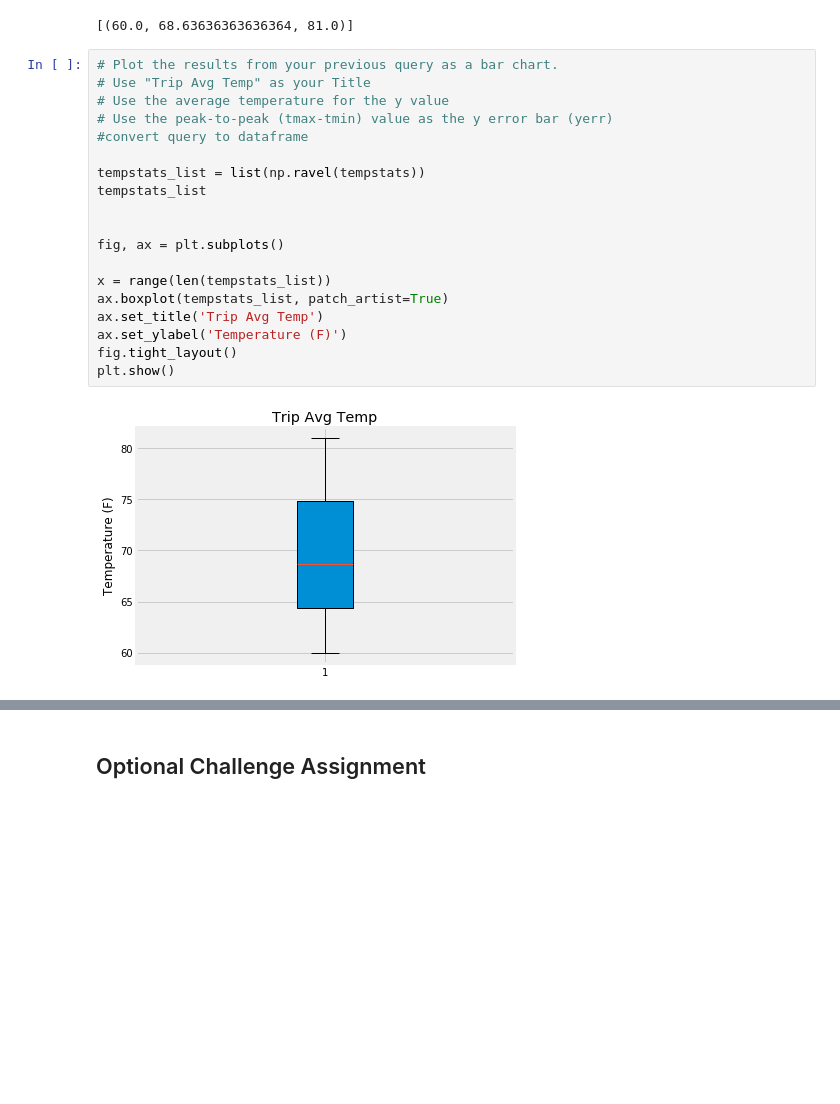
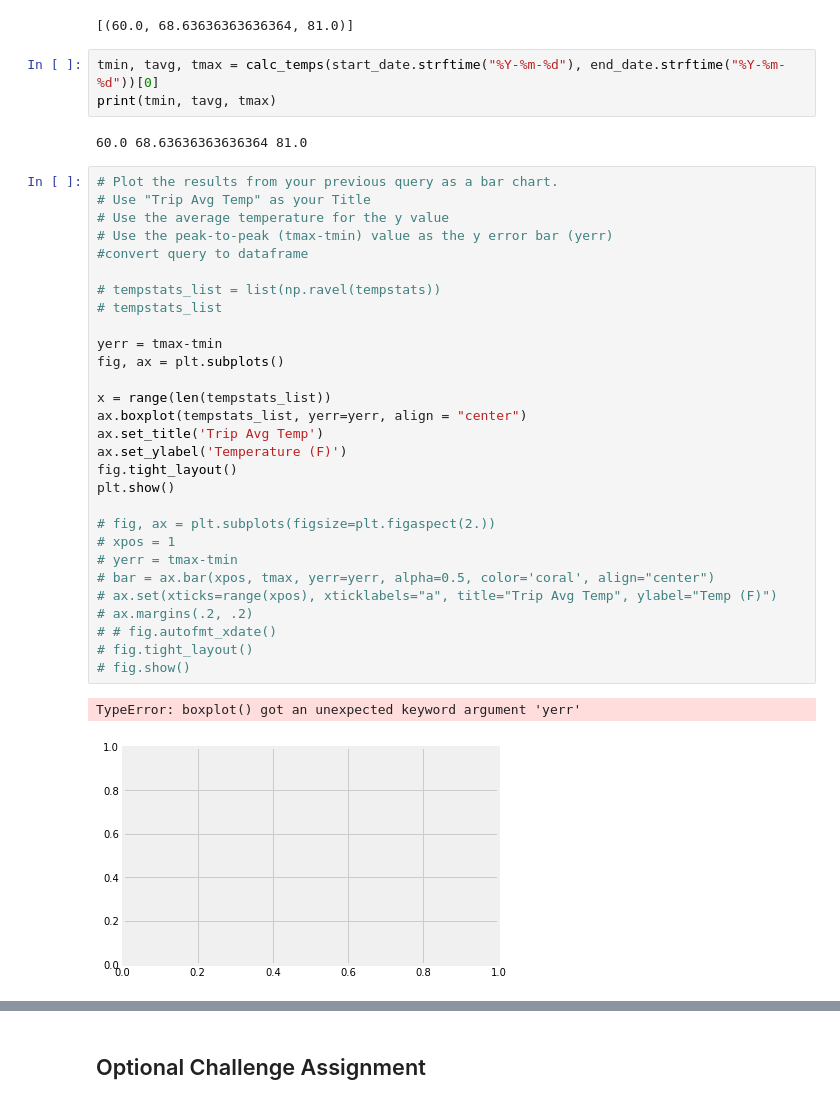
Before and after one commit to janetnamulondo/sqlalchemy-challenge, a Jupyter notebook: 02-Homework_10-Advanced-Data-Storage-and-Retrieval_Instructions_climate_starter.ipynb, the cells around one changed output, grey strips where cells are left out. Saved outputs shown, nothing was run; the diff lists cells and outputs as text; blank space fills up the shorter version.

```diff
--- a/02-Homework_10-Advanced-Data-Storage-and-Retrieval_Instructions_climate_starter.ipynb
+++ b/02-Homework_10-Advanced-Data-Storage-and-Retrieval_Instructions_climate_starter.ipynb
@@ -225,27 +242,43 @@ tempstats=session.query(func.min(Measurement.tobs), func.avg(Measurement.tobs),
 tempstats
 # %% [output]
 [(60.0, 68.63636363636364, 81.0)]
+# %%
+tmin, tavg, tmax = calc_temps(start_date.strftime("%Y-%m-%d"), end_date.strftime("%Y-%m-%d"))[0]
+print(tmin, tavg, tmax)
+# %% [output]
+60.0 68.63636363636364 81.0
 # %%
 # Plot the results from your previous query as a bar chart.
 # Use "Trip Avg Temp" as your Title
 # Use the average temperature for the y value
 # Use the peak-to-peak (tmax-tmin) value as the y error bar (yerr)
 #convert query to dataframe
 
-tempstats_list = list(np.ravel(tempstats))
-tempstats_list
+# tempstats_list = list(np.ravel(tempstats))
+# tempstats_list
 
-
+yerr = tmax-tmin
 fig, ax = plt.subplots()
 
 x = range(len(tempstats_list))
-ax.boxplot(tempstats_list, patch_artist=True)
+ax.boxplot(tempstats_list, yerr=yerr, align = "center")
 ax.set_title('Trip Avg Temp')
 ax.set_ylabel('Temperature (F)')
 fig.tight_layout()
 plt.show()
+
+# fig, ax = plt.subplots(figsize=plt.figaspect(2.))
+# xpos = 1
+# yerr = tmax-tmin
+# bar = ax.bar(xpos, tmax, yerr=yerr, alpha=0.5, color='coral', align="center")
+# ax.set(xticks=range(xpos), xticklabels="a", title="Trip Avg Temp", ylabel="Temp (F)")
+# ax.margins(.2, .2)
+# # fig.autofmt_xdate()
+# fig.tight_layout()
+# fig.show()
 # %% [output]
+TypeError: boxplot() got an unexpected keyword argument 'yerr'
-[figure, old version]
+[figure, new version]
 # %%
 # Calculate the total amount of rainfall per weather station for your trip dates using the previous year's matching dates.
 # Sort this in descending order by precipitation amount and list the station, name, latitude, longitude, and elevation
```
Also changed, not shown: parts of 3 cells of this notebook, 2 other files.
